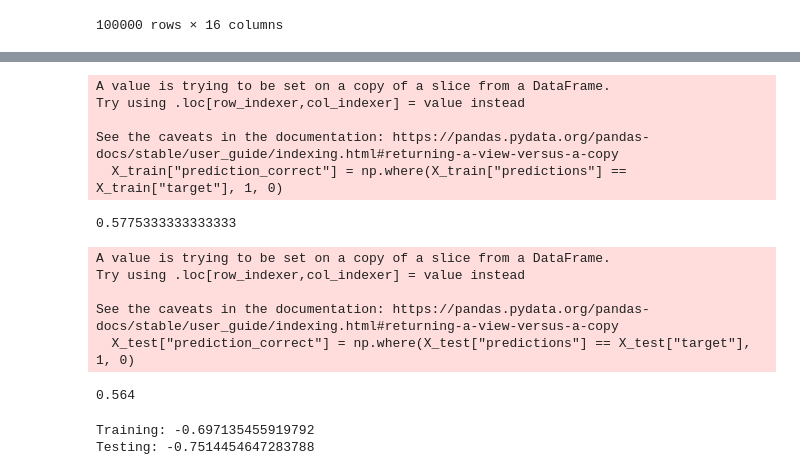
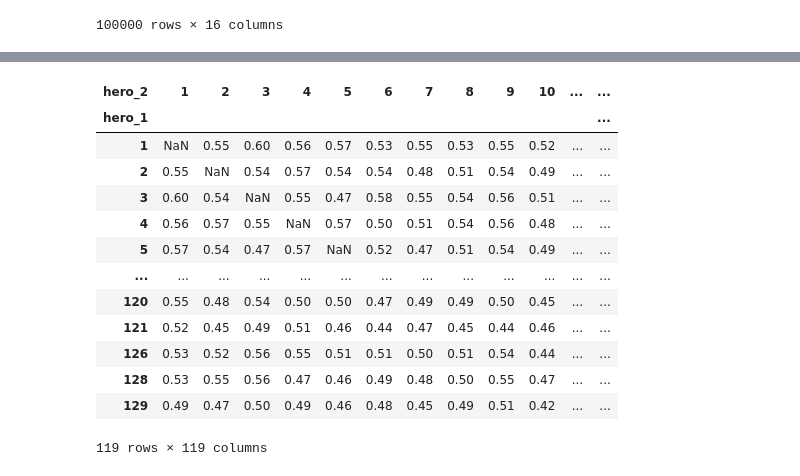
Before and after one commit to MikkiSeidenschnur/data_ber_dota2_winpredictor, a Jupyter notebook: notebooks/data_mining_cleaning.ipynb, the cells around one changed output, grey strips where cells are left out. Saved outputs shown, nothing was run; the diff lists cells and outputs as text; code cells hidden in the pictures.

```diff
--- a/notebooks/data_mining_cleaning.ipynb
+++ b/notebooks/data_mining_cleaning.ipynb
@@ -486,30 +478,17 @@ X_train.head(100)
-# %%
-X_train["prediction_correct"] = np.where(X_train["predictions"] == X_train["target"], 1, 0)
-
-X_train["prediction_correct"].sum() / len(X_train["prediction_correct"])
-# %% [output]
-A value is trying to be set on a copy of a slice from a DataFrame.
-Try using .loc[row_indexer,col_indexer] = value instead
-
-See the caveats in the documentation: https://pandas.pydata.org/pandas-docs/stable/user_guide/indexing.html#returning-a-view-versus-a-copy
-  X_train["prediction_correct"] = np.where(X_train["predictions"] == X_train["target"], 1, 0)
-0.5775333333333333
-# %%
-X_test["prediction_correct"] = np.where(X_test["predictions"] == X_test["target"], 1, 0)
-
-X_test["prediction_correct"].sum() / len(X_test["prediction_correct"])
-# %% [output]
-A value is trying to be set on a copy of a slice from a DataFrame.
-Try using .loc[row_indexer,col_indexer] = value instead
-
-See the caveats in the documentation: https://pandas.pydata.org/pandas-docs/stable/user_guide/indexing.html#returning-a-view-versus-a-copy
-  X_test["prediction_correct"] = np.where(X_test["predictions"] == X_test["target"], 1, 0)
-0.564
-# %%
-from sklearn.metrics import r2_score
-
-print("Training:", r2_score(y_train, train_predictions))
-print("Testing:", r2_score(y_test, test_predictions))
-# %% [output]
-Training: -0.697135455919792
-Testing: -0.7514454647283788
+# %%
+pd.read_pickle("../data/synergy_pivot.pkl")
+# %% [output]
+| hero_2 | 1 | 2 | 3 | 4 | 5 | 6 | 7 | 8 | 9 | 10 | ... | ... |
+| hero_1 |  |  |  |  |  |  |  |  |  |  |  | ... |
+| 1 | NaN | 0.55 | 0.60 | 0.56 | 0.57 | 0.53 | 0.55 | 0.53 | 0.55 | 0.52 | ... | ... |
+| 2 | 0.55 | NaN | 0.54 | 0.57 | 0.54 | 0.54 | 0.48 | 0.51 | 0.54 | 0.49 | ... | ... |
+| 3 | 0.60 | 0.54 | NaN | 0.55 | 0.47 | 0.58 | 0.55 | 0.54 | 0.56 | 0.51 | ... | ... |
+| 4 | 0.56 | 0.57 | 0.55 | NaN | 0.57 | 0.50 | 0.51 | 0.54 | 0.56 | 0.48 | ... | ... |
+| 5 | 0.57 | 0.54 | 0.47 | 0.57 | NaN | 0.52 | 0.47 | 0.51 | 0.54 | 0.49 | ... | ... |
+| ... | ... | ... | ... | ... | ... | ... | ... | ... | ... | ... | ... | ... |
+| 120 | 0.55 | 0.48 | 0.54 | 0.50 | 0.50 | 0.47 | 0.49 | 0.49 | 0.50 | 0.45 | ... | ... |
+| 121 | 0.52 | 0.45 | 0.49 | 0.51 | 0.46 | 0.44 | 0.47 | 0.45 | 0.44 | 0.46 | ... | ... |
+| 126 | 0.53 | 0.52 | 0.56 | 0.55 | 0.51 | 0.51 | 0.50 | 0.51 | 0.54 | 0.44 | ... | ... |
+| 128 | 0.53 | 0.55 | 0.56 | 0.47 | 0.46 | 0.49 | 0.48 | 0.50 | 0.55 | 0.47 | ... | ... |
+| 129 | 0.49 | 0.47 | 0.50 | 0.49 | 0.46 | 0.48 | 0.45 | 0.49 | 0.51 | 0.42 | ... | ... |
+119 rows × 119 columns
```
Also changed, not shown: parts of 25 cells of this notebook, 1 other file.
